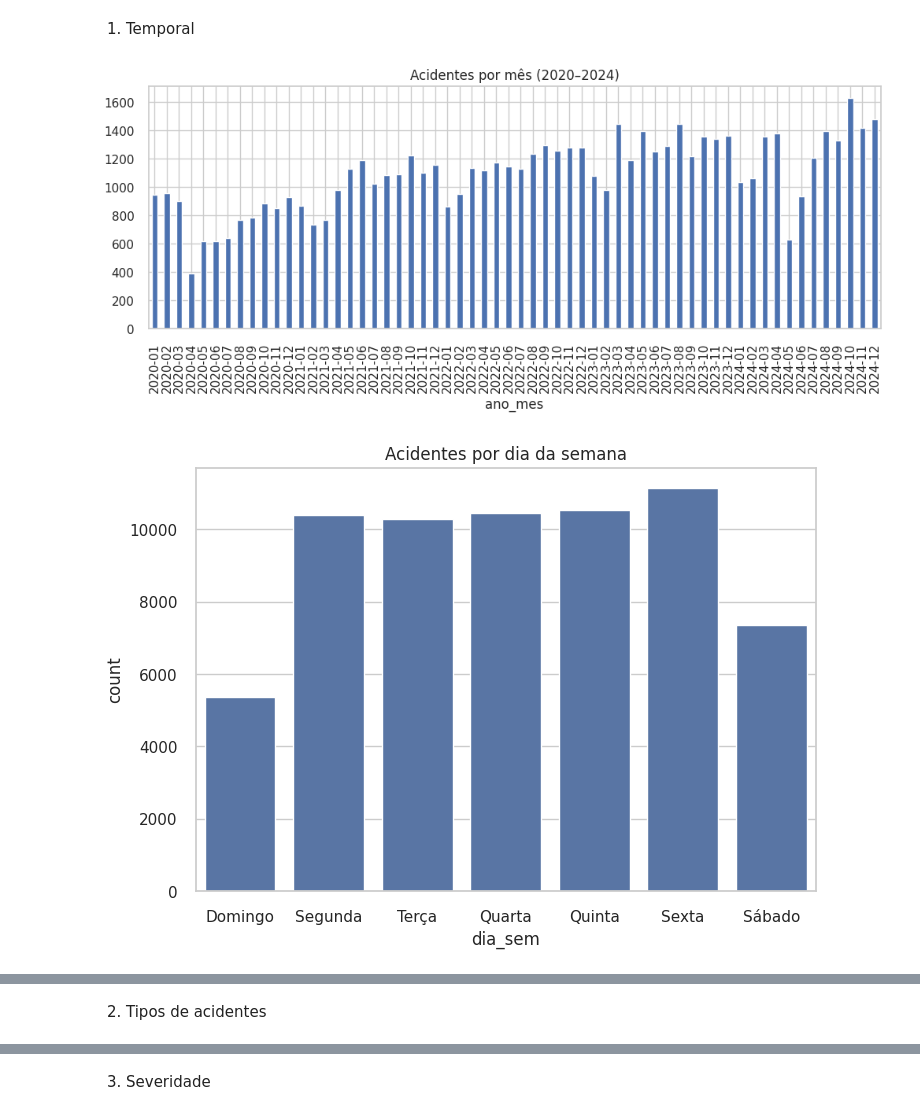
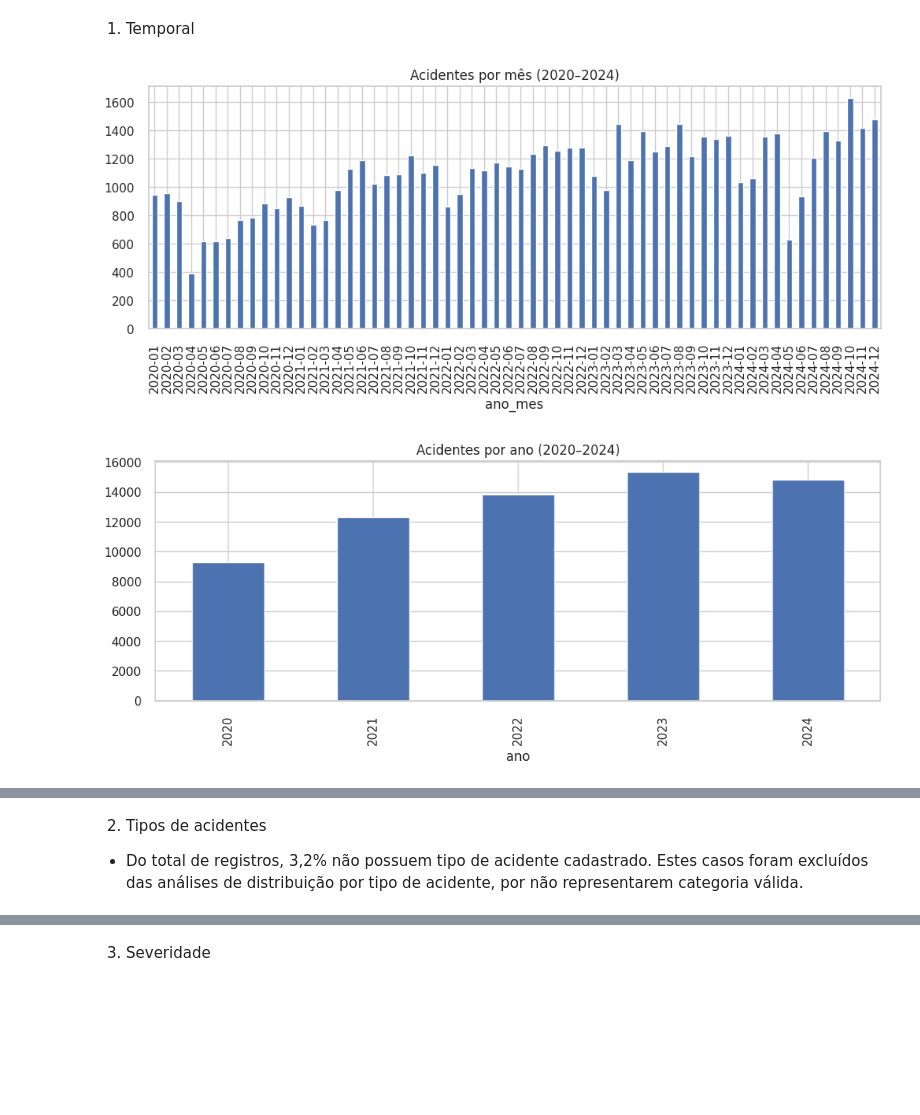
Before and after one commit to nandasiq/acidentes-poa, a Jupyter notebook: jupyter/01_exploracao.ipynb, the cells around one changed output, grey strips where cells are left out. Cells and saved outputs as stored; diff of their text form; code cells hidden in the pictures; blank space fills up the shorter version.

```diff
--- a/jupyter/01_exploracao.ipynb
+++ b/jupyter/01_exploracao.ipynb
@@ -211,6 +211,12 @@ cols_veiculos = ["auto", "moto", "onibus_urb", "caminhao",
              "bicicleta", "onibus_met", "onibus_int", "taxi"]
 
 df['soma_veiculos'] = df[cols_veiculos].sum(axis=1)
+
+# Cria coluna total de vítimas
+df_20_24["total_vitimas"] = (
+    df_20_24["feridos"].fillna(0) +
+    df_20_24["fatais"].fillna(0)
+)
 # %% [markdown]
 3) Salva DataFrames tratatos
 # %%
@@ -229,23 +235,29 @@ salvar_parquet(df_2025, "../dados/intermediarios/df_2025.parquet")
 # %%
 # Distribuição por ano e mês
 df_20_24["ano_mes"] = df_20_24["data"].dt.to_period("M")
 ax = df_20_24["ano_mes"].value_counts().sort_index().plot(kind="bar", figsize=(12,4))
 ax.set_title("Acidentes por mês (2020–2024)")
+plt.show()
+
+# Distribuição por ano
+df_20_24["ano"] = df_20_24["data"].dt.to_period("Y")
+ax = df_20_24["ano"].value_counts().sort_index().plot(kind="bar", figsize=(12,4))
+ax.set_title("Acidentes por ano (2020–2024)")
 plt.show()
 
 # Dias da semana
 dias_ordenados = ["Domingo", "Segunda", "Terça", "Quarta",
                    "Quinta", "Sexta", "Sábado"]
 sns.countplot(x="dia_sem", data=df_20_24,
               order=dias_ordenados)
 plt.title("Acidentes por dia da semana")
 plt.show()
 
 # Horário do dia
 sns.countplot(x="hora_int", data=df, order=range(24))
 plt.title("Distribuição de acidentes por hora do dia")
 plt.xlabel("Hora do dia")
 plt.show()
 # %% [output]
 [figure]
-[figure, old version]
+[figure, new version]
@@ -253,4 +266,5 @@ plt.show()
 # %% [markdown]
 2) Tipos de acidentes
+* Do total de registros, 3,2% não possuem tipo de acidente cadastrado. Estes casos foram excluídos das análises de distribuição por tipo de acidente, por não representarem categoria válida.
 # %%
 # Top 10 tipos de acidente
```
Also changed, not shown: parts of 4 cells of this notebook, 4 other files.
